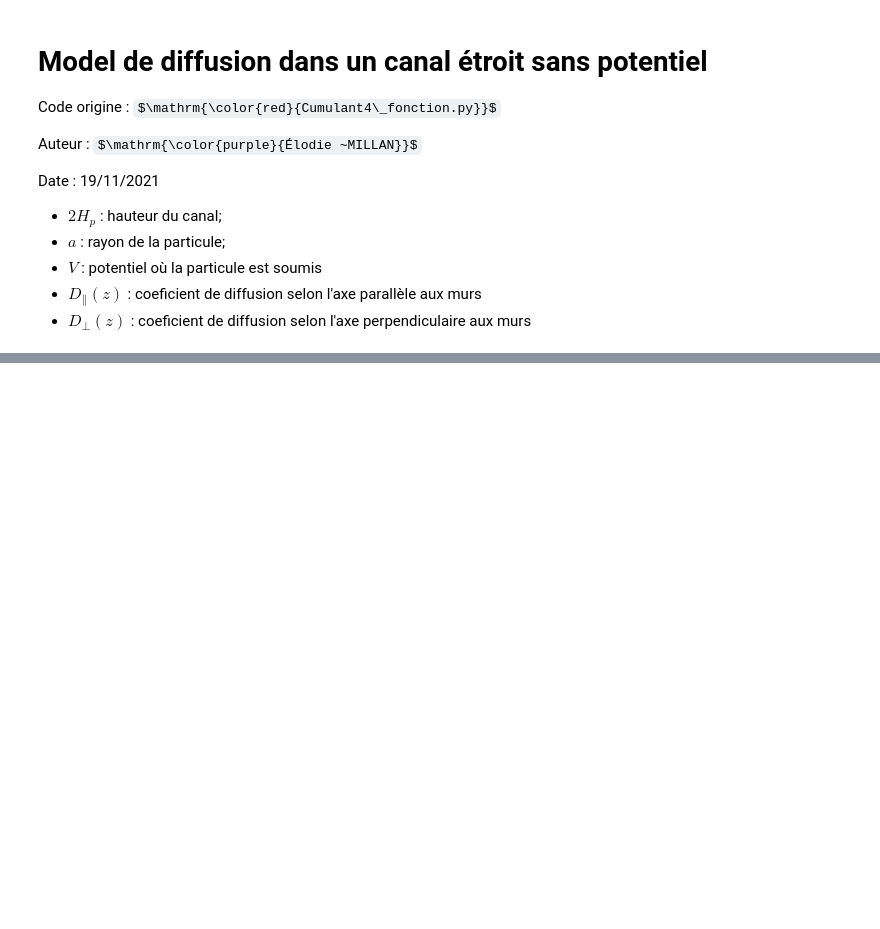
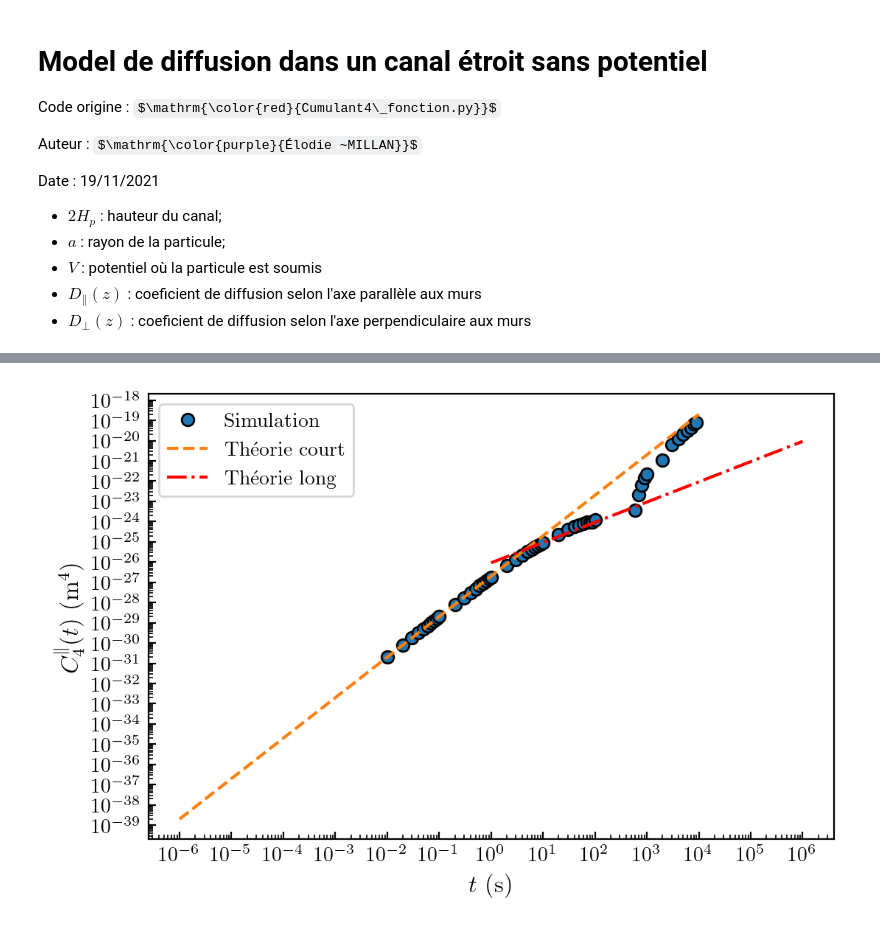
Before and after one commit to ElodieMillan/Brownian-particle-near-wall, a Jupyter notebook: Cumulant4/Test_Cumulant4_fonction.ipynb, the cells around one changed output, grey strips where cells are left out. Saved outputs shown, nothing was run; the diff lists cells and outputs as text; code cells hidden in the pictures; some formulas as TeX source; blank space fills up the shorter version.

```diff
--- a/Cumulant4/Test_Cumulant4_fonction.ipynb
+++ b/Cumulant4/Test_Cumulant4_fonction.ipynb
@@ -68,0 +163,12 @@ range(0, 999)
+# %%
+#Simulation
+simu = RigidWallOverdampedLangevin3D(dt=dt, Nt=Nt, a=a, H=H, Hs=Hs, lB=1e30, Nt_sub=Nt_sub, kBT=kBT, x0=(0.0, 0.0, 0))
+simu.trajectory()
+# %%
+Tau_simux, C4_simux = simu.Cumulant4("x", plot=False, output=True)
+# %%
+Tau_simuy, C4_simuy = simu.Cumulant4("y", plot=False, output=True)
+# %%
+#Moyenne de C4 sur x et y
+Tau_simu = (Tau_simux+Tau_simuy)/2
+C4_simu = (C4_simux+C4_simuy)/2
@@ -68,0 +181,33 @@ range(0, 999)
+# %%
+
+plt.loglog(Tau_simu, C4_simu, "o", label=r"Simulation")
+
+tau_court = np.linspace(1e-6, 1e4, 10000)
+tau_long = np.linspace(1, 1e6, 10000)
+tau_theo= np.linspace(1e-6, 1e6, 1000000)
+C4_court = A4 * tau_court**2
+C4_long = D4_theo*tau_long
+
+
+# plt.plot(tau_theo, C4_tot_theo(tau_theo), "k-", label=r"Théorie")
+plt.plot(tau_court, C4_court, "--", label=r"Théorie court")
+plt.plot(tau_long, C4_long, "r-.", label=r"Théorie long")
+plt.xlabel(r"$t~(\mathrm{s})$")
+plt.ylabel(r"$C_4^\|(t)~(\mathrm{m}^4)$")
+
+
+ax = plt.gca()
+locmaj = mpl.ticker.LogLocator(base=10.0, subs=(1.0,), numticks=100)
+ax.xaxis.set_major_locator(locmaj)
+locmin = mpl.ticker.LogLocator(base=10.0, subs=np.arange(2, 10) * 0.1, numticks=100)
+ax.xaxis.set_minor_locator(locmin)
+ax.xaxis.set_minor_formatter(mpl.ticker.NullFormatter())
+locmaj = mpl.ticker.LogLocator(base=10.0, subs=(1.0,), numticks=100)
+ax.yaxis.set_major_locator(locmaj)
+locmin = mpl.ticker.LogLocator(base=10.0, subs=np.arange(2, 10) * 0.1, numticks=100)
+ax.yaxis.set_minor_locator(locmin)
+
+plt.legend()
+plt.show()
+# %% [output]
+[figure, added]
```
Also changed, not shown: parts of 30 cells of this notebook, 20 other files.
